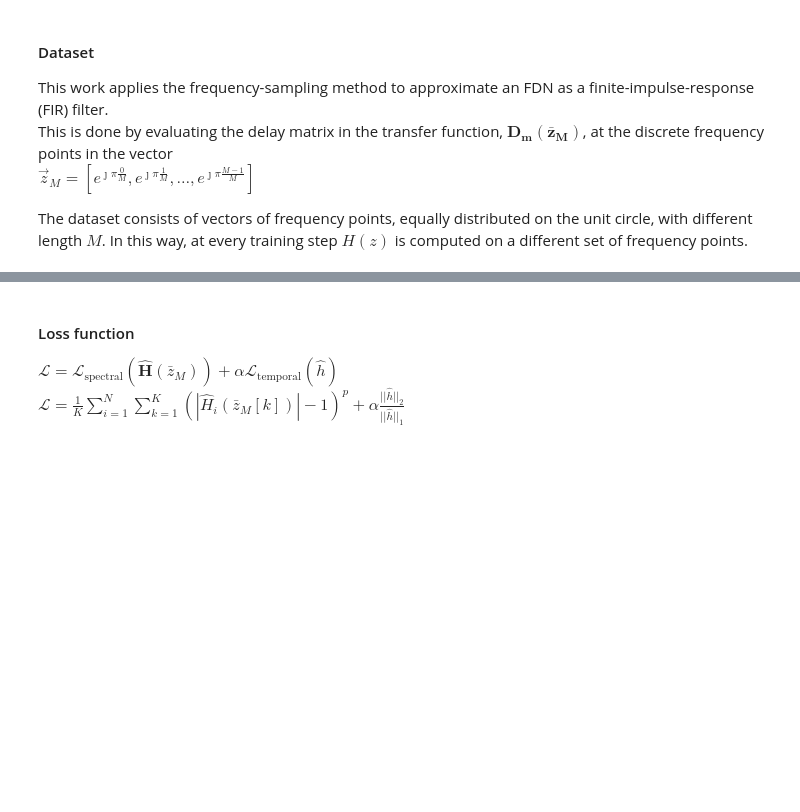
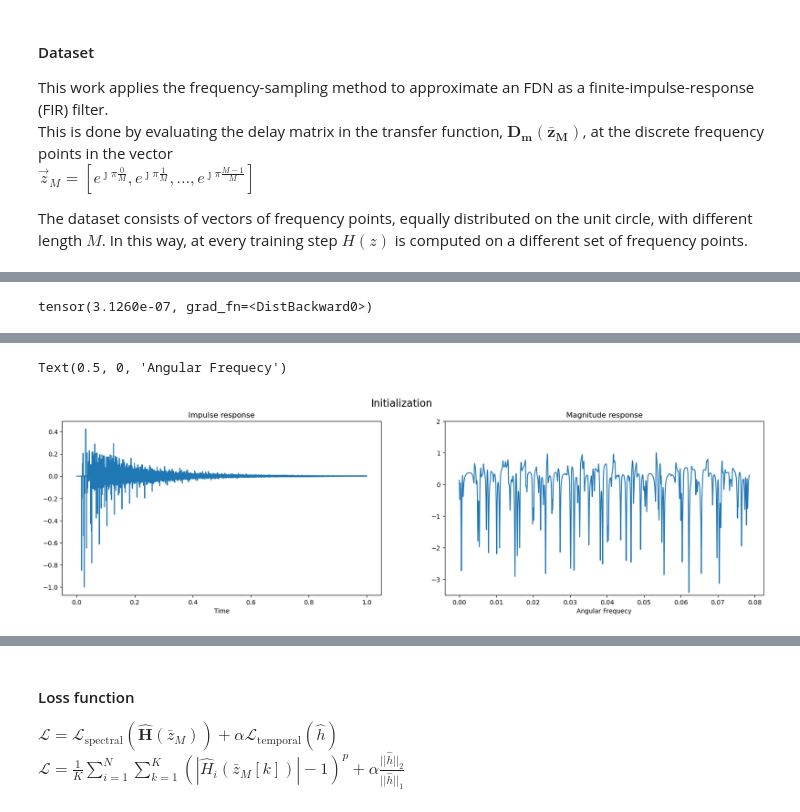
Before and after one commit to gdalsanto/diff-fdn-colorless, a Jupyter notebook: dafx23_demo.ipynb, the cells around one changed output, grey strips where cells are left out. Saved outputs shown, nothing was run; the diff lists cells and outputs as text; code cells hidden in the pictures; blank space fills up the shorter version.

Commit message:
Update demo

```diff
--- a/dafx23_demo.ipynb
+++ b/dafx23_demo.ipynb
@@ -124,0 +61,33 @@ KeyboardInterrupt:
+# %%
+args.train_dir = 'demo/pretrained'
+args.max_nfft = 480000
+# input frequency sampling points
+x = get_frequency_samples(args.max_nfft)
+# load model and state
+net = DiffFDN(args.delays, args.gain_per_sample, args.device)
+net.load_state_dict(torch.load(
+    os.path.join(args.train_dir, 'model_e0.pt'),
+    map_location=torch.device('cpu')))
+H_init, h_init, _ = net(x)
+net.load_state_dict(torch.load(
+    os.path.join(args.train_dir, 'model_e' + str(args.max_epochs - 1) +'.pt'),
+    map_location=torch.device('cpu')))
+H_end, h_end, _ = net(x)
+# play output
+# %% [output]
+tensor(3.1260e-07, grad_fn=<DistBackward0>)
+# %%
+audio_widget = IPython.display.Audio(h_init[:2*args.samplerate].detach().numpy(), rate = args.samplerate)
+IPython.display.display(audio_widget)
+fig, ax = plt.subplots(1, 2)
+fig.suptitle('Initialization', fontsize=16)
+plt.rcParams['figure.figsize'] = [20, 5]
+t = np.arange(0, 1, 1/args.samplerate)
+ax[0].plot(t, h_init[:1*args.samplerate].detach().numpy())
+ax[0].set_title('Impulse response')
+ax[0].set_xlabel('Time')
+ax[1].plot(torch.angle(x[:12000]), torch.sum(H_init, dim=-1)[:12000].detach().numpy())
+ax[1].set_ylim(-3.5, 2)
+ax[1].set_title('Magnitude response')
+ax[1].set_xlabel('Angular Frequecy')
+# %% [output]
@@ -124,0 +95,2 @@ KeyboardInterrupt:
+Text(0.5, 0, 'Angular Frequecy')
+[figure, added]
```
Also changed, not shown: parts of 10 cells of this notebook, 1 other file.
